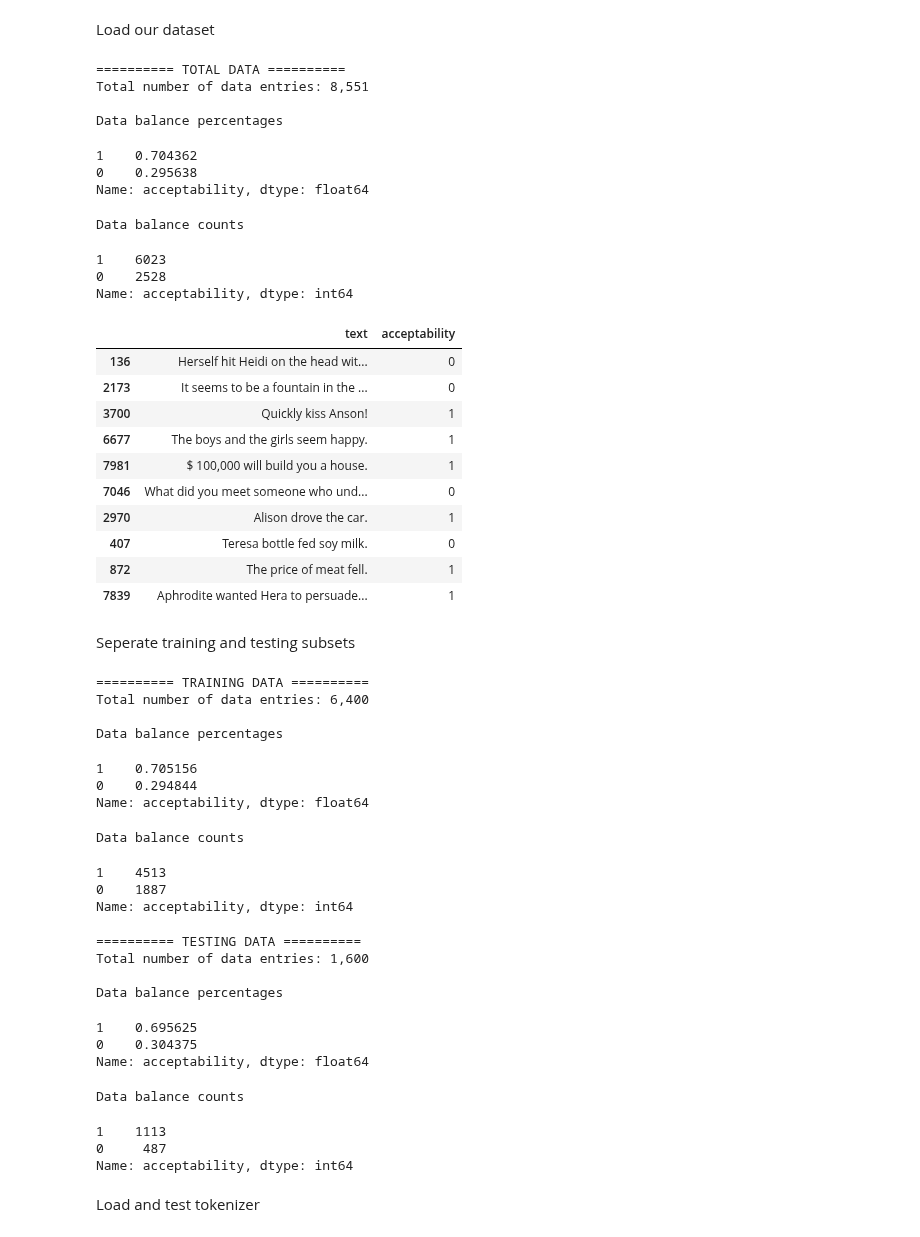
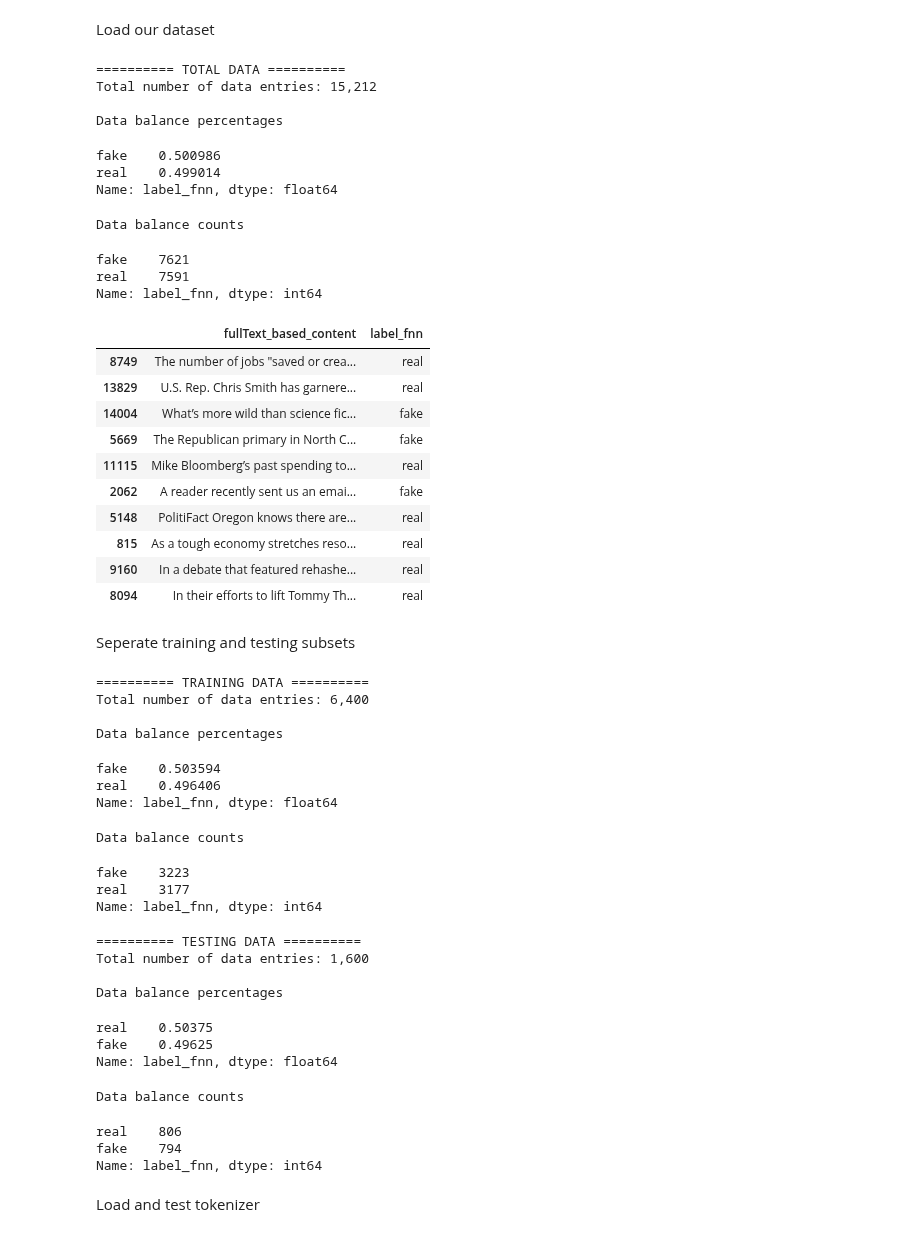
Before and after one commit to Johoodcoder/CS490Project, a Jupyter notebook: Notebooks/CS490ProjectHuggingImplementation.ipynb, the cells around one changed output. Saved outputs shown, nothing was run; the diff lists cells and outputs as text; code cells hidden in the pictures.

```diff
--- a/Notebooks/CS490ProjectHuggingImplementation.ipynb
+++ b/Notebooks/CS490ProjectHuggingImplementation.ipynb
@@ -48,18 +48,18 @@ import matplotlib.ticker as ticker
 import matplotlib.patches as pat
 
 CONST_BATCH_SIZE = 32
-CONST_MAX_SEQ_LENGTH = 128
-CONST_NUM_EPOCHS = 3
+CONST_MAX_SEQ_LENGTH = 256
+CONST_NUM_EPOCHS = 8
 CONST_LEARN_RATE = 2e-5
 CONST_EPSILON = 1e-8
 CONST_TRAIN_SAMPLES = 6400
 CONST_TEST_SAMPLES = 1600
-CONST_LABEL = 'acceptability'
-CONST_TEXT = 'text'
-CONST_FILE_TYPE = 'tsv'
-CONST_FILE_NAME = 'CoLA_train.tsv'
+CONST_LABEL = 'label_fnn'
+CONST_TEXT = 'fullText_based_content'
+CONST_FILE_TYPE = 'csv'
+CONST_FILE_NAME = 'fnn_train.csv'
 
-# !unzip CoLA_train.zip
+# !unzip fnn_train.zip
 # %%
 # Get the GPU device name.
 device_name = tf.test.gpu_device_name()
@@ -101,42 +101,42 @@ if CONST_FILE_TYPE == 'tsv':
 
 df = df[[CONST_TEXT, CONST_LABEL]]
 # %%
-# df = df[df[CONST_LABEL].isin(['fake', 'real'])] # Grab only labels we want
+df = df[df[CONST_LABEL].isin(['fake', 'real'])] # Grab only labels we want
 # Scramble data indexes from dataset. This is producing random scrambles for some reason even with the random_state seed remaining unchanged between runs.
 # The data is scrambled again down the line but this remains as an artefact from an older version.
 df = df.dropna()
 df = df.sample(frac=1, random_state = 23).reset_index(drop=True)
 print("========== TOTAL DATA ==========")
 print('Total number of data entries: {:,}\n'.format(df.shape[0]))
 print("Data balance percentages")
 display(df[CONST_LABEL].value_counts(normalize=True))
 print("\nData balance counts")
 display(df[CONST_LABEL].value_counts())
 print("\n")
 display(df.sample(10))
 # %% [output]
 ========== TOTAL DATA ==========
-Total number of data entries: 8,551
+Total number of data entries: 15,212
 
 Data balance percentages
-1    0.704362
-0    0.295638
-Name: acceptability, dtype: float64
+fake    0.500986
+real    0.499014
+Name: label_fnn, dtype: float64
 Data balance counts
-1    6023
-0    2528
-Name: acceptability, dtype: int64
+fake    7621
+real    7591
+Name: label_fnn, dtype: int64
-|  | text | acceptability |
-| 136 | Herself hit Heidi on the head wit... | 0 |
-| 2173 | It seems to be a fountain in the ... | 0 |
-| 3700 | Quickly kiss Anson! | 1 |
-| 6677 | The boys and the girls seem happy. | 1 |
-| 7981 | $ 100,000 will build you a house. | 1 |
-| 7046 | What did you meet someone who und... | 0 |
-| 2970 | Alison drove the car. | 1 |
-| 407 | Teresa bottle fed soy milk. | 0 |
-| 872 | The price of meat fell. | 1 |
-| 7839 | Aphrodite wanted Hera to persuade... | 1 |
+|  | fullText_based_content | label_fnn |
+| 8749 | The number of jobs "saved or crea... | real |
+| 13829 | U.S. Rep. Chris Smith has garnere... | real |
+| 14004 | What’s more wild than science fic... | fake |
+| 5669 | The Republican primary in North C... | fake |
+| 11115 | Mike Bloomberg’s past spending to... | real |
+| 2062 | A reader recently sent us an emai... | fake |
+| 5148 | PolitiFact Oregon knows there are... | real |
+| 815 | As a tough economy stretches reso... | real |
+| 9160 | In a debate that featured rehashe... | real |
+| 8094 | In their efforts to lift Tommy Th... | real |
 # %% [markdown]
 Seperate training and testing subsets
 # %%
@@ -160,24 +160,24 @@ display(test_data_df[CONST_LABEL].value_counts())
 Total number of data entries: 6,400
 
 Data balance percentages
-1    0.705156
-0    0.294844
-Name: acceptability, dtype: float64
+fake    0.503594
+real    0.496406
+Name: label_fnn, dtype: float64
 Data balance counts
-1    4513
-0    1887
-Name: acceptability, dtype: int64
+fake    3223
+real    3177
+Name: label_fnn, dtype: int64
 ========== TESTING DATA ==========
 Total number of data entries: 1,600
 
 Data balance percentages
-1    0.695625
-0    0.304375
-Name: acceptability, dtype: float64
+real    0.50375
+fake    0.49625
+Name: label_fnn, dtype: float64
 Data balance counts
-1    1113
-0     487
-Name: acceptability, dtype: int64
+real    806
+fake    794
+Name: label_fnn, dtype: int64
 # %%
 # Get the lists of sentences and their labels.
 train_texts = train_data_df[CONST_TEXT]
```
Also changed, not shown: parts of 9 cells of this notebook.
